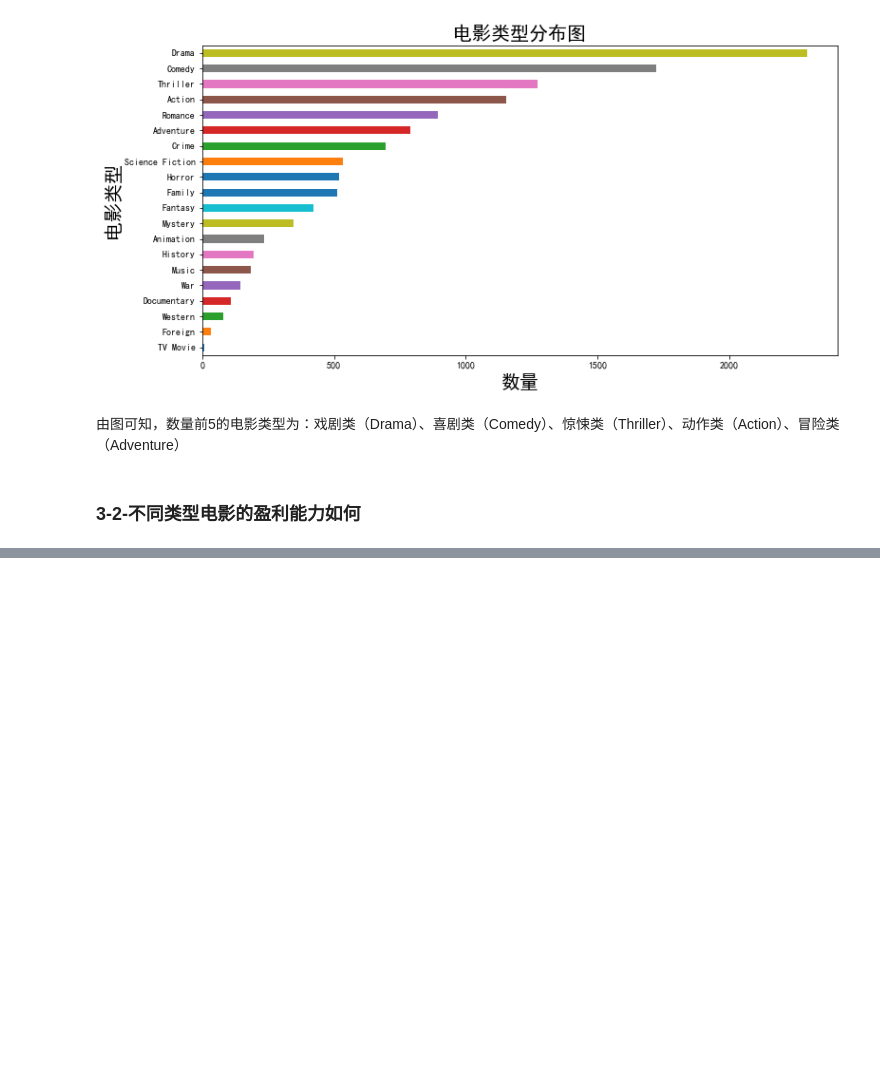
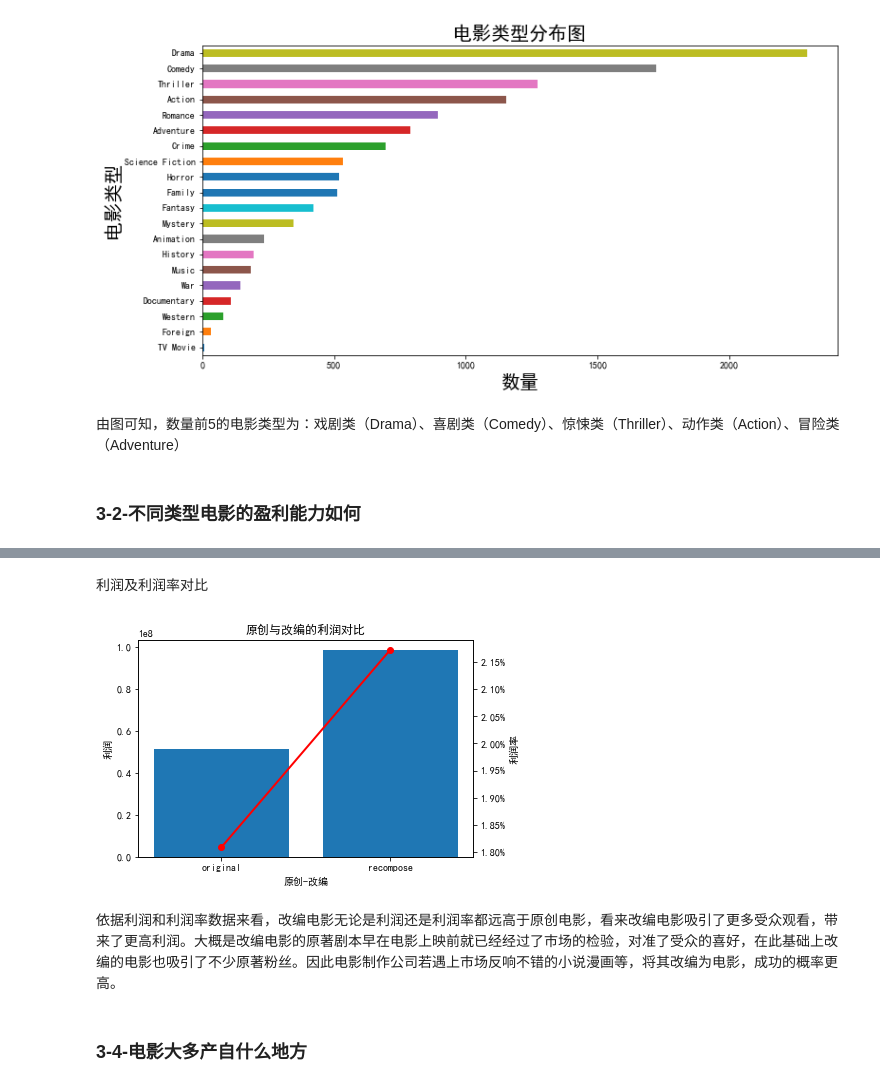
Before and after one commit to Brokenwind/TMDB, a Jupyter notebook: tmdb.ipynb, the cells around one changed output, grey strips where cells are left out. Drawn from its saved outputs; the diff is of its cells as text; code cells hidden in the pictures; blank space fills up the shorter version.

```diff
--- a/tmdb.ipynb
+++ b/tmdb.ipynb
@@ -257,0 +340,31 @@ showGenSum(genre_sum)
+# %% [markdown]
+利润及利润率对比
+# %%
+def show_ori_recom2(original_recomposee):
+    # 绘制利润柱状图
+    plt.rcParams['font.sans-serif'] = ['SimHei']
+    x = list(range(len(original_recomposee.index)))
+    index = original_recomposee.index
+    fig = plt.figure()
+    ax1 = fig.add_subplot(111)
+    plt.bar(index, original_recomposee['profit'])
+    ax1.set_title('原创与改编的利润对比')
+    ax1.set_ylabel('利润')
+    ax1.set_xlabel('原创-改编')
+    # 绘制利润率折线图
+    import matplotlib.ticker as mtick
+    ax2 = ax1.twinx()
+    ax2.plot(index, original_recomposee['profit_rate'], 'ro-', lw=2)
+    fmt = '%.2f%%'
+    yticks = mtick.FormatStrFormatter(fmt)
+    ax2.yaxis.set_major_formatter(yticks)
+    ax2.set_ylabel('利润率')
+    plt.show()
+# %%
+show_ori_recom2(original_recomposee)
+# %% [output]
+[figure, added]
+# %% [markdown]
+依据利润和利润率数据来看，改编电影无论是利润还是利润率都远高于原创电影，看来改编电影吸引了更多受众观看，带来了更高利润。大概是改编电影的原著剧本早在电影上映前就已经经过了市场的检验，对准了受众的喜好，在此基础上改编的电影也吸引了不少原著粉丝。因此电影制作公司若遇上市场反响不错的小说漫画等，将其改编为电影，成功的概率更高。
+# %% [markdown]
+### 3-4-电影大多产自什么地方
```
Also changed, not shown: parts of 41 cells of this notebook.
